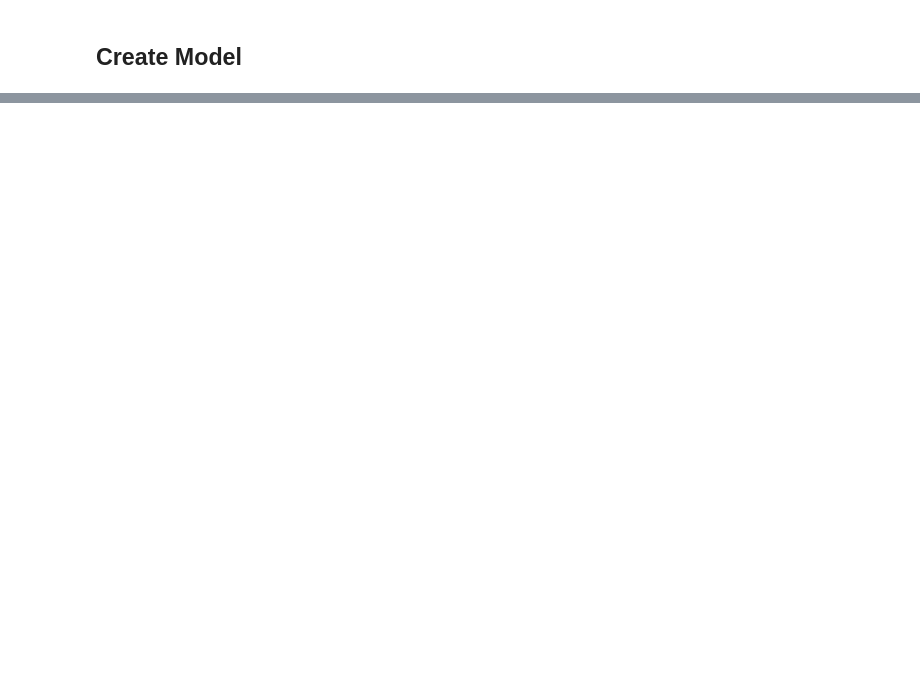
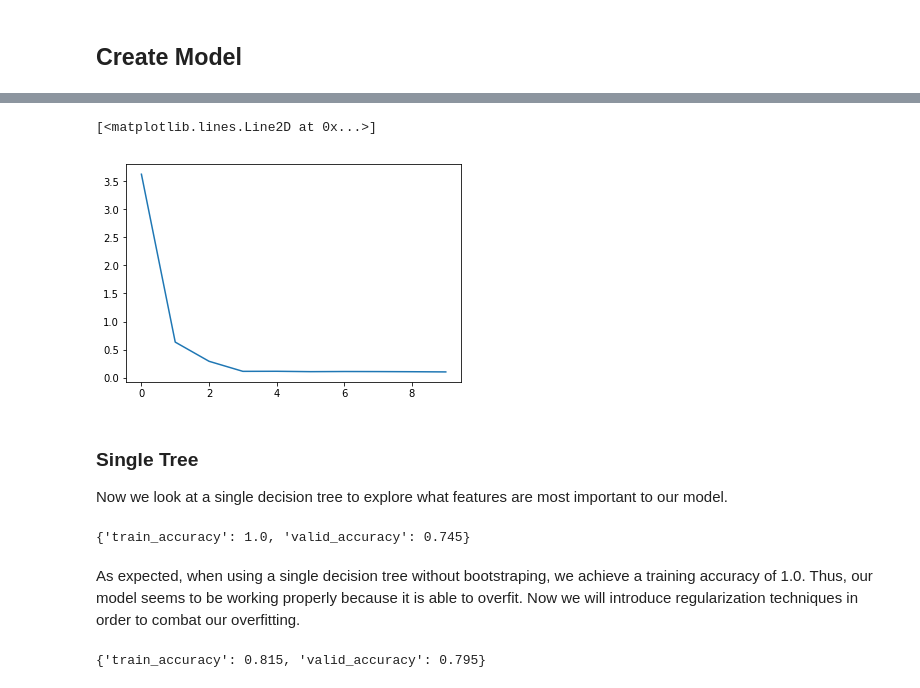
Before and after one commit to bwolfson97/Kaggle_Titanic, a Jupyter notebook: Titanic.ipynb, the cells around one changed output, grey strips where cells are left out. Saved outputs shown, nothing was run; the diff lists cells and outputs as text; code cells hidden in the pictures; blank space fills up the shorter version.

```diff
--- a/Titanic.ipynb
+++ b/Titanic.ipynb
@@ -146,0 +152,22 @@ Wall time: 115 ms
+# %%
+plt.plot([metrics.log_loss(y_train, np.mean(preds[:i+1], axis=0)) for i in range(len(m.estimators_))])
+# %% [output]
+[<matplotlib.lines.Line2D at 0x...>]
+[figure, added]
+# %% [markdown]
+### Single Tree
+Now we look at a single decision tree to explore what features are most important to our model.
+# %%
+m = RandomForestClassifier(n_estimators=1, bootstrap=False, n_jobs=-1)
+m.fit(df_train, y_train)
+print_score(m)
+# %% [output]
+{'train_accuracy': 1.0, 'valid_accuracy': 0.745}
+# %% [markdown]
+As expected, when using a single decision tree without bootstraping, we achieve a training accuracy of 1.0. Thus, our model seems to be working properly because it is able to overfit. Now we will introduce regularization techniques in order to combat our overfitting.
+# %%
+m = RandomForestClassifier(n_estimators=1, max_depth=3, bootstrap=False, n_jobs=-1)
+m.fit(df_train, y_train)
+print_score(m)
+# %% [output]
+{'train_accuracy': 0.815, 'valid_accuracy': 0.795}
```
Also changed, not shown: parts of 18 cells of this notebook.
